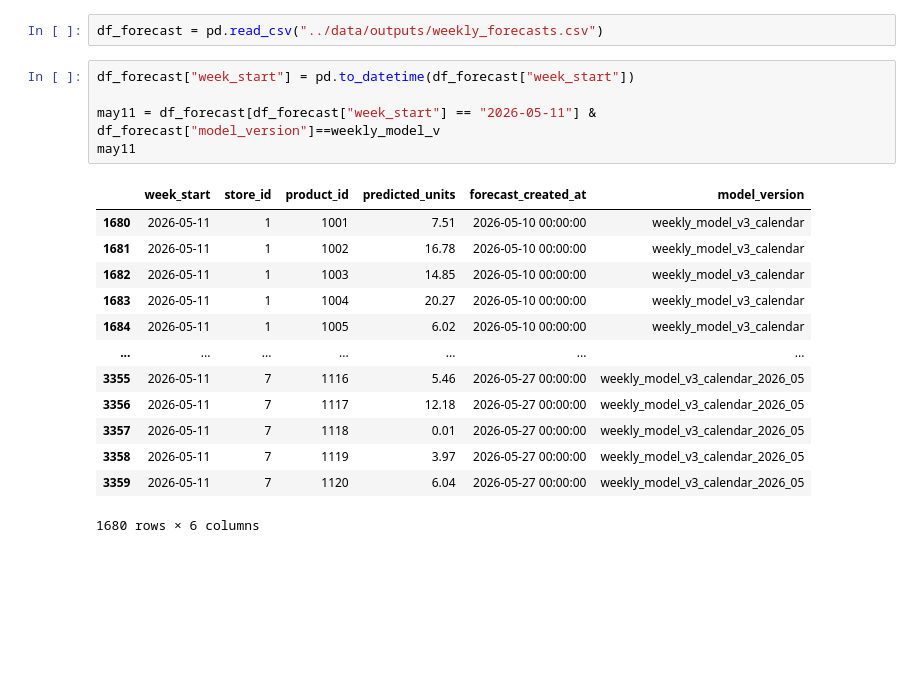
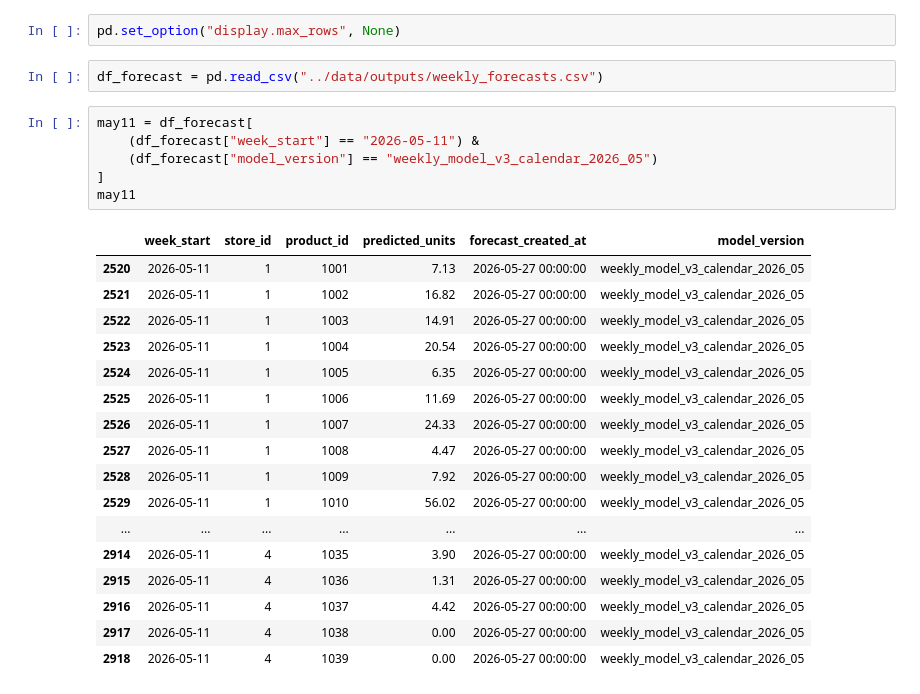
Before and after one commit to Bonaboss01/retail-sales-forecasting-genai, a Jupyter notebook: notebooks/15_weekly_forecast_analysis.ipynb, the cells around one changed output. Drawn from its saved outputs; the diff is of its cells as text; blank space fills up the shorter version.

```diff
--- a/notebooks/15_weekly_forecast_analysis.ipynb
+++ b/notebooks/15_weekly_forecast_analysis.ipynb
@@ -293,24 +293,31 @@ else:
 | 1 | 2026-05-04 | weekly_model_v3_calendar | 12138.0 | 840 |
 | 2 | 2026-05-11 | weekly_model_v3_calendar | 12525.0 | 840 |
 [figure]
+# %%
+pd.set_option("display.max_rows", None)
 # %%
 df_forecast = pd.read_csv("../data/outputs/weekly_forecasts.csv")
-# %%
-df_forecast["week_start"] = pd.to_datetime(df_forecast["week_start"])
-
-may11 = df_forecast[df_forecast["week_start"] == "2026-05-11"] & df_forecast["model_version"]==weekly_model_v
-may11
-# %% [output]
-|  | week_start | store_id | product_id | predicted_units | forecast_created_at | model_version |
-| 1680 | 2026-05-11 | 1 | 1001 | 7.51 | 2026-05-10 00:00:00 | weekly_model_v3_calendar |
-| 1681 | 2026-05-11 | 1 | 1002 | 16.78 | 2026-05-10 00:00:00 | weekly_model_v3_calendar |
-| 1682 | 2026-05-11 | 1 | 1003 | 14.85 | 2026-05-10 00:00:00 | weekly_model_v3_calendar |
-| 1683 | 2026-05-11 | 1 | 1004 | 20.27 | 2026-05-10 00:00:00 | weekly_model_v3_calendar |
-| 1684 | 2026-05-11 | 1 | 1005 | 6.02 | 2026-05-10 00:00:00 | weekly_model_v3_calendar |
-| ... | ... | ... | ... | ... | ... | ... |
-| 3355 | 2026-05-11 | 7 | 1116 | 5.46 | 2026-05-27 00:00:00 | weekly_model_v3_calendar_2026_05 |
-| 3356 | 2026-05-11 | 7 | 1117 | 12.18 | 2026-05-27 00:00:00 | weekly_model_v3_calendar_2026_05 |
-| 3357 | 2026-05-11 | 7 | 1118 | 0.01 | 2026-05-27 00:00:00 | weekly_model_v3_calendar_2026_05 |
-| 3358 | 2026-05-11 | 7 | 1119 | 3.97 | 2026-05-27 00:00:00 | weekly_model_v3_calendar_2026_05 |
-| 3359 | 2026-05-11 | 7 | 1120 | 6.04 | 2026-05-27 00:00:00 | weekly_model_v3_calendar_2026_05 |
-1680 rows × 6 columns
+# %%
+may11 = df_forecast[
+    (df_forecast["week_start"] == "2026-05-11") &
+    (df_forecast["model_version"] == "weekly_model_v3_calendar_2026_05")
+]
+may11
+# %% [output]
+|  | week_start | store_id | product_id | predicted_units | forecast_created_at | model_version |
+| 2520 | 2026-05-11 | 1 | 1001 | 7.13 | 2026-05-27 00:00:00 | weekly_model_v3_calendar_2026_05 |
+| 2521 | 2026-05-11 | 1 | 1002 | 16.82 | 2026-05-27 00:00:00 | weekly_model_v3_calendar_2026_05 |
+| 2522 | 2026-05-11 | 1 | 1003 | 14.91 | 2026-05-27 00:00:00 | weekly_model_v3_calendar_2026_05 |
+| 2523 | 2026-05-11 | 1 | 1004 | 20.54 | 2026-05-27 00:00:00 | weekly_model_v3_calendar_2026_05 |
+| 2524 | 2026-05-11 | 1 | 1005 | 6.35 | 2026-05-27 00:00:00 | weekly_model_v3_calendar_2026_05 |
+| 2525 | 2026-05-11 | 1 | 1006 | 11.69 | 2026-05-27 00:00:00 | weekly_model_v3_calendar_2026_05 |
+| 2526 | 2026-05-11 | 1 | 1007 | 24.33 | 2026-05-27 00:00:00 | weekly_model_v3_calendar_2026_05 |
+| 2527 | 2026-05-11 | 1 | 1008 | 4.47 | 2026-05-27 00:00:00 | weekly_model_v3_calendar_2026_05 |
+| 2528 | 2026-05-11 | 1 | 1009 | 7.92 | 2026-05-27 00:00:00 | weekly_model_v3_calendar_2026_05 |
+| 2529 | 2026-05-11 | 1 | 1010 | 56.02 | 2026-05-27 00:00:00 | weekly_model_v3_calendar_2026_05 |
+| ... | ... | ... | ... | ... | ... | ... |
+| 2914 | 2026-05-11 | 4 | 1035 | 3.90 | 2026-05-27 00:00:00 | weekly_model_v3_calendar_2026_05 |
+| 2915 | 2026-05-11 | 4 | 1036 | 1.31 | 2026-05-27 00:00:00 | weekly_model_v3_calendar_2026_05 |
+| 2916 | 2026-05-11 | 4 | 1037 | 4.42 | 2026-05-27 00:00:00 | weekly_model_v3_calendar_2026_05 |
+| 2917 | 2026-05-11 | 4 | 1038 | 0.00 | 2026-05-27 00:00:00 | weekly_model_v3_calendar_2026_05 |
+| 2918 | 2026-05-11 | 4 | 1039 | 0.00 | 2026-05-27 00:00:00 | weekly_model_v3_calendar_2026_05 |
```
Also changed, not shown: parts of 3 cells of this notebook, 6 other files.
